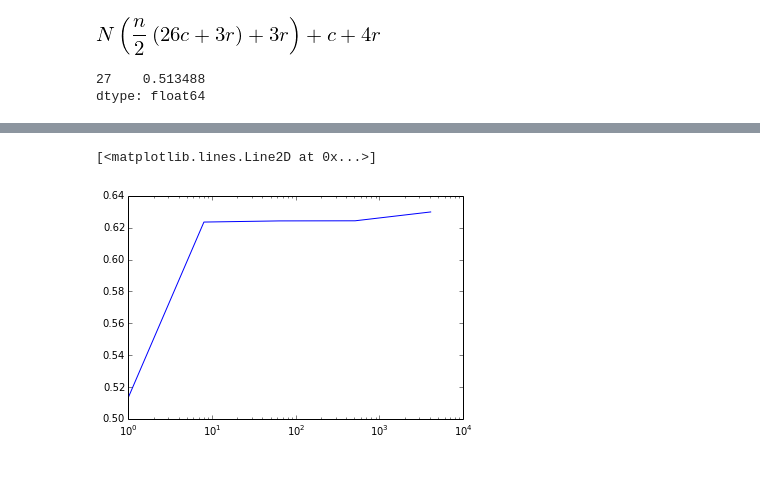
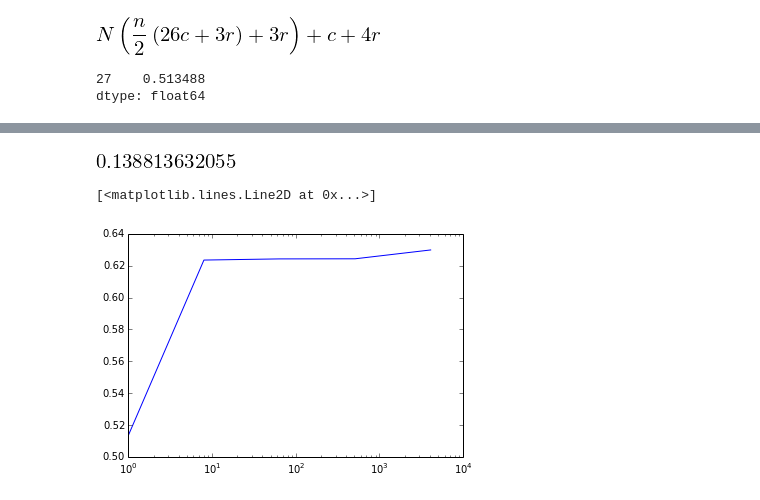
Before and after one commit to shigh/CoMD, a Jupyter notebook: perf-model.ipynb, the cells around one changed output, grey strips where cells are left out. Cells and saved outputs as stored; diff of their text form; code cells hidden in the pictures; blank space fills up the shorter version.

```diff
--- a/perf-model.ipynb
+++ b/perf-model.ipynb
@@ -86,3 +86,7 @@ cf(res1.totalatoms.iloc[0], n, cbw, rbw)
+# %%
+cf(4*40**3, n, cbw, rbw)
+# %% [output]
+[figure, added]
 # %%
 resT0 = res[res.inittemp==0]
 resT0_force = resT0[resT0.function=="force"].sort('totalranks')
```
Also changed, not shown: parts of 6 cells of this notebook, 1 other file.
